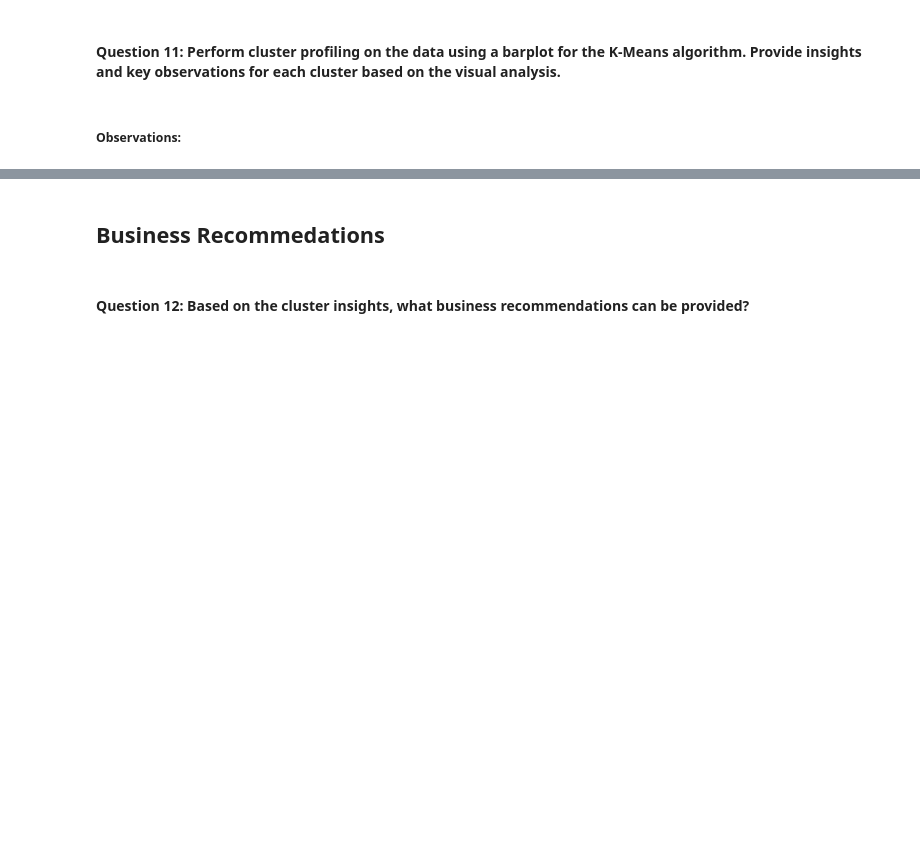
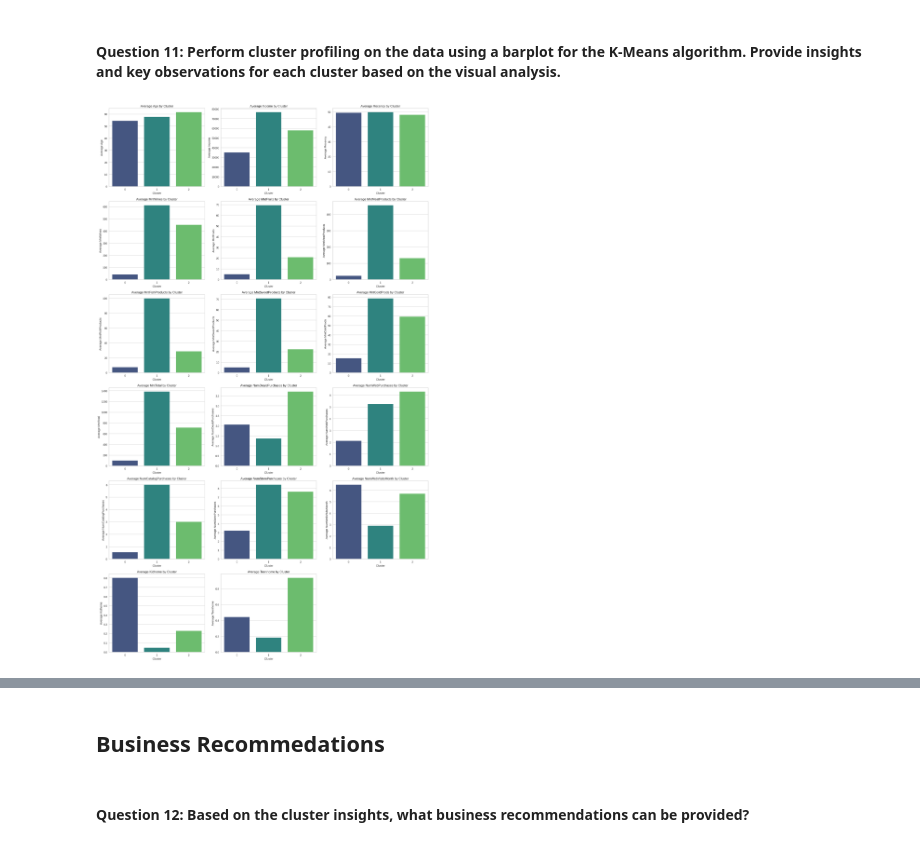
Before and after one commit to Kwasi-Dankwa/Customer_Personality_Segmentation_Clustering, a Jupyter notebook: Learner_Notebook_Full_Code_Version_Customer_Personality_Segmentation.ipynb, the cells around one changed output, grey strips where cells are left out. Cells and saved outputs as stored; diff of their text form; code cells hidden in the pictures; blank space fills up the shorter version.

```diff
--- a/Learner_Notebook_Full_Code_Version_Customer_Personality_Segmentation.ipynb
+++ b/Learner_Notebook_Full_Code_Version_Customer_Personality_Segmentation.ipynb
@@ -331,2 +473,23 @@ plt.show()
-# %% [markdown]
-##### **Observations:**
+# %%
+import matplotlib.pyplot as plt
+import seaborn as sns
+
+# Group data by cluster and calculate the mean for each feature
+cluster_means = data.groupby('Cluster')[features_for_clustering].mean().reset_index()
+
+# Set up the figure size dynamically based on the number of features
+num_features = len(features_for_clustering)
+fig_rows = (num_features // 3) + (1 if num_features % 3 > 0 else 0)
+plt.figure(figsize=(18, fig_rows * 5))
+
+for i, feature in enumerate(features_for_clustering):
+    plt.subplot(fig_rows, 3, i + 1) # Create subplots in a 3-column grid
+    sns.barplot(x='Cluster', y=feature, data=cluster_means, palette='viridis')
+    plt.title(f'Average {feature} by Cluster')
+    plt.xlabel('Cluster')
+    plt.ylabel(f'Average {feature}')
+    plt.tight_layout()
+
+plt.show()
+# %% [output]
+[figure, added]
```
Also changed, not shown: parts of 20 cells of this notebook.
